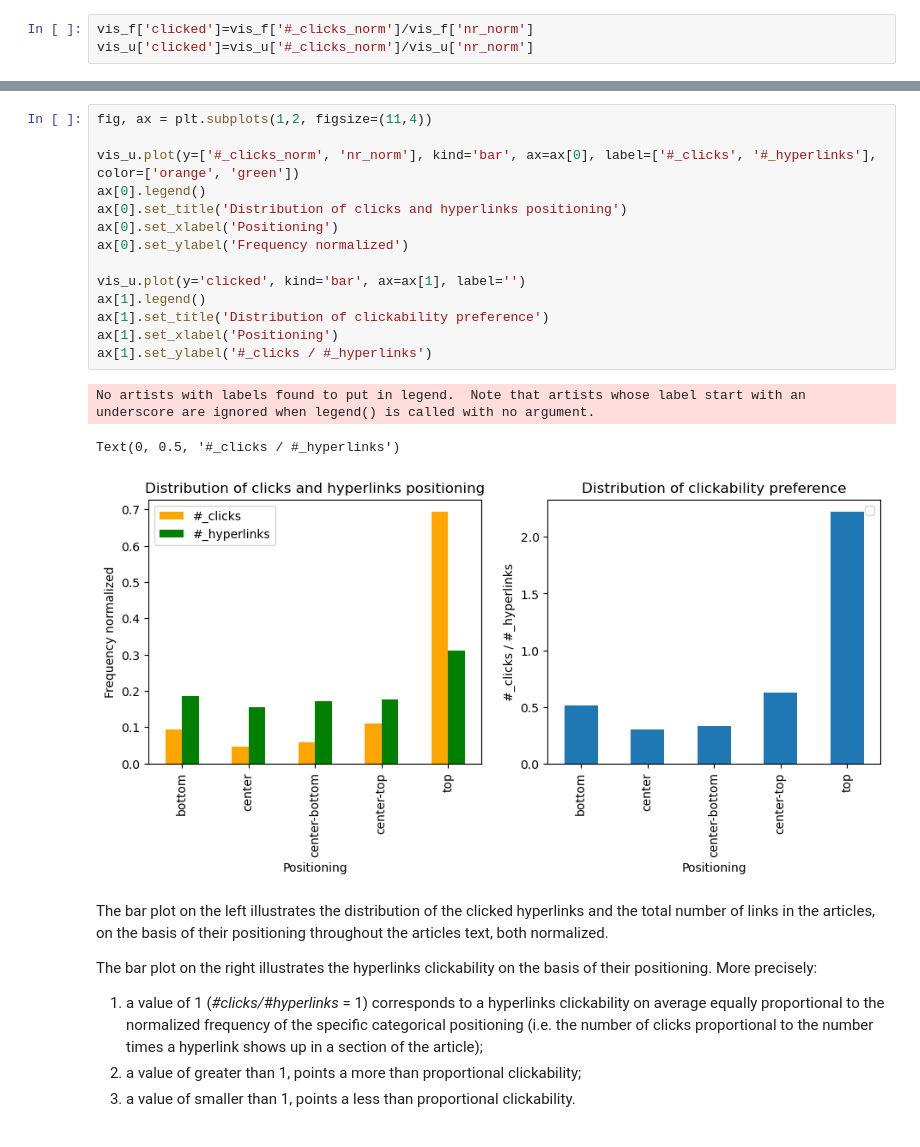
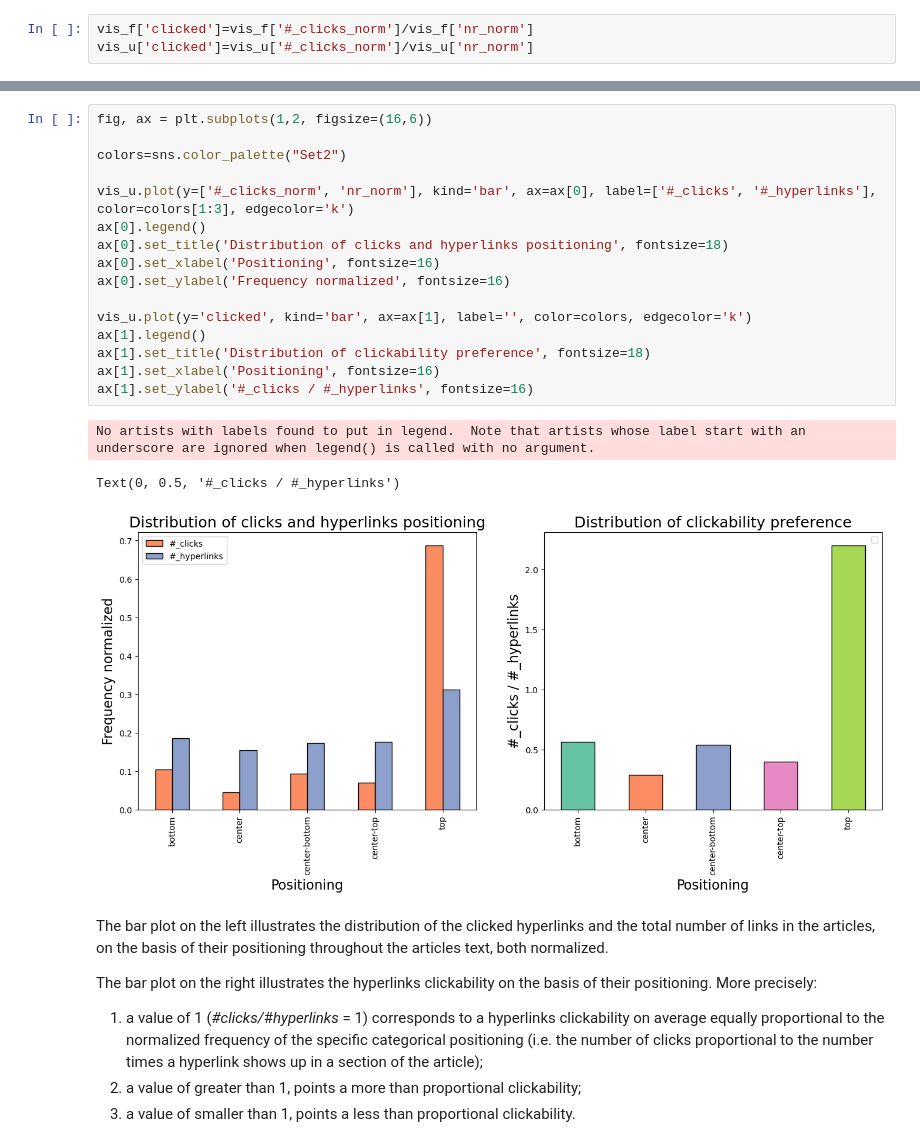
Before and after one commit to epfl-ada/ada-2022-project-theadalyzers, a Jupyter notebook: P2.ipynb, the cells around one changed output, grey strips where cells are left out. Saved outputs shown, nothing was run; the diff lists cells and outputs as text.

```diff
--- a/P2.ipynb
+++ b/P2.ipynb
@@ -541,21 +555,23 @@ Text(0, 0.5, '#_clicks / #_hyperlinks')
 # %%
-fig, ax = plt.subplots(1,2, figsize=(11,4))
+fig, ax = plt.subplots(1,2, figsize=(16,6))
 
-vis_u.plot(y=['#_clicks_norm', 'nr_norm'], kind='bar', ax=ax[0], label=['#_clicks', '#_hyperlinks'], color=['orange', 'green'])
+colors=sns.color_palette("Set2")
+
+vis_u.plot(y=['#_clicks_norm', 'nr_norm'], kind='bar', ax=ax[0], label=['#_clicks', '#_hyperlinks'], color=colors[1:3], edgecolor='k')
 ax[0].legend()
-ax[0].set_title('Distribution of clicks and hyperlinks positioning')
-ax[0].set_xlabel('Positioning')
-ax[0].set_ylabel('Frequency normalized')
+ax[0].set_title('Distribution of clicks and hyperlinks positioning', fontsize=18)
+ax[0].set_xlabel('Positioning', fontsize=16)
+ax[0].set_ylabel('Frequency normalized', fontsize=16)
 
-vis_u.plot(y='clicked', kind='bar', ax=ax[1], label='')
+vis_u.plot(y='clicked', kind='bar', ax=ax[1], label='', color=colors, edgecolor='k')
 ax[1].legend()
-ax[1].set_title('Distribution of clickability preference')
-ax[1].set_xlabel('Positioning')
-ax[1].set_ylabel('#_clicks / #_hyperlinks')
+ax[1].set_title('Distribution of clickability preference', fontsize=18)
+ax[1].set_xlabel('Positioning', fontsize=16)
+ax[1].set_ylabel('#_clicks / #_hyperlinks', fontsize=16)
 # %% [output]
 No artists with labels found to put in legend.  Note that artists whose label start with an underscore are ignored when legend() is called with no argument.
 Text(0, 0.5, '#_clicks / #_hyperlinks')
-[figure, old version]
+[figure, new version]
 # %% [markdown]
 The bar plot on the left illustrates the distribution of the clicked hyperlinks and the total number of links in the articles, on the basis of their positioning throughout the articles text, both normalized.
 
```
Also changed, not shown: parts of 53 cells of this notebook.
